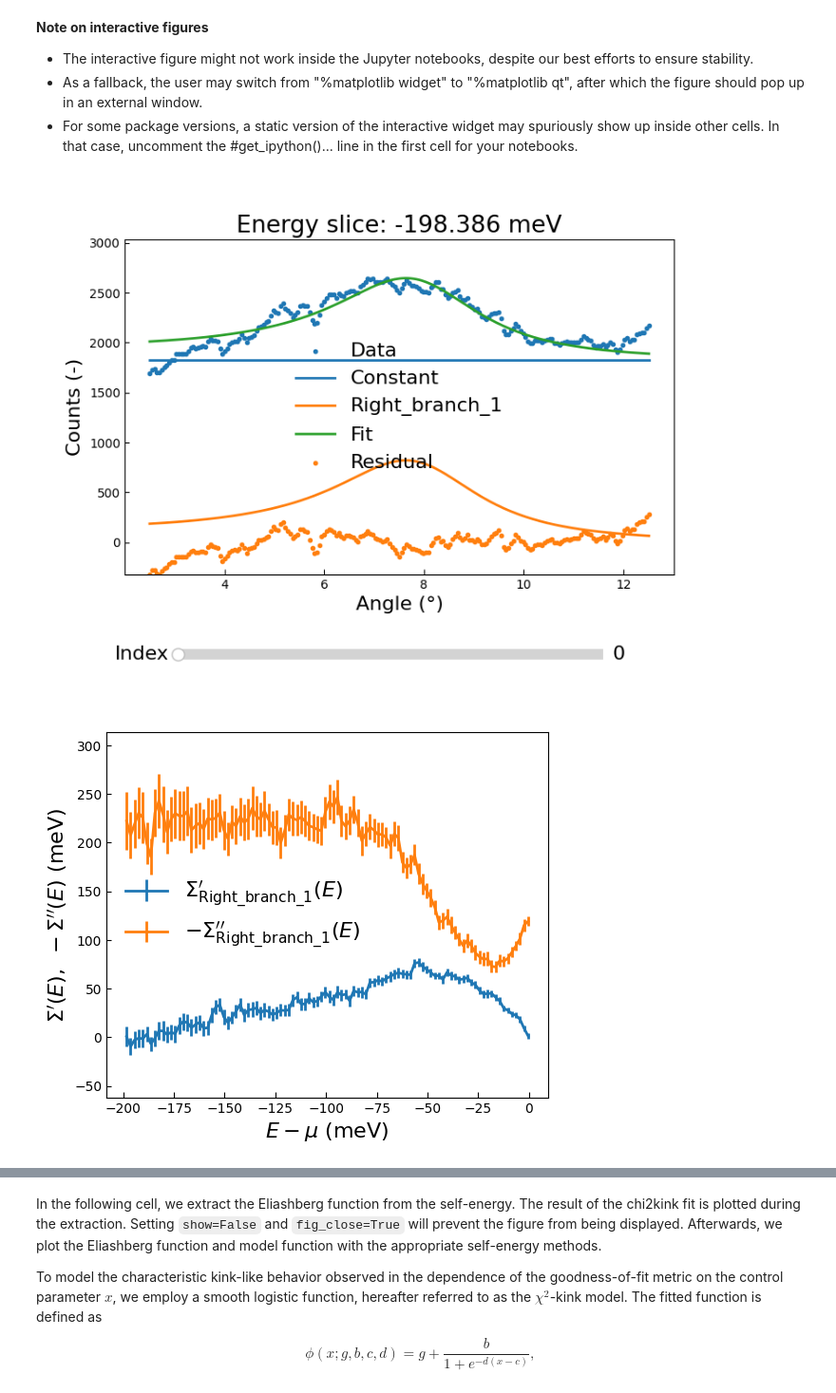
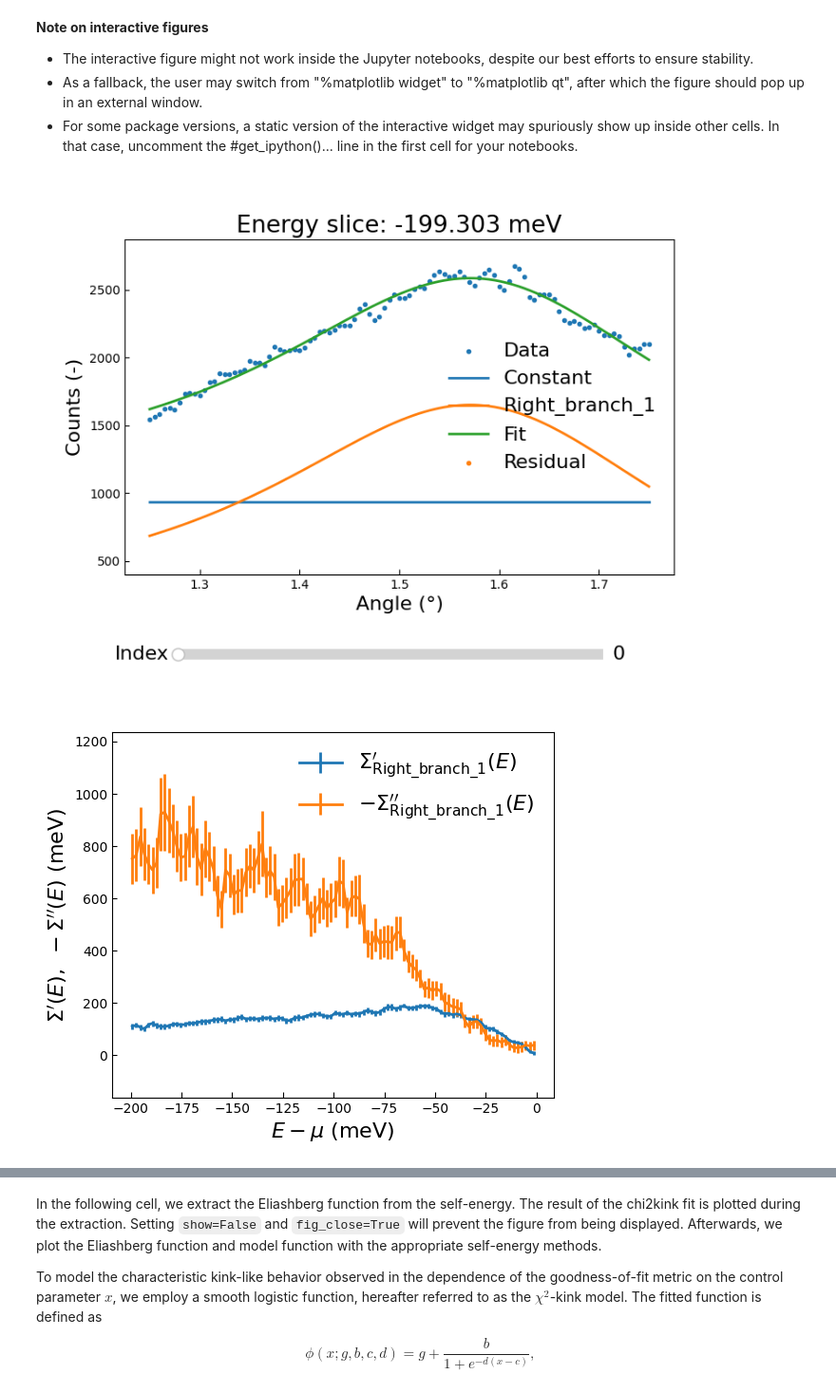
Before and after one commit to masaharutennis/xARPES, a Jupyter notebook: doc/notebooks/varification_csro.ipynb, the cells around one changed output, grey strips where cells are left out. Shown at 95% size. Saved outputs shown, nothing was run; the diff lists cells and outputs as text; code cells hidden in the pictures.

Commit message:
use fixed csro data

```diff
--- a/doc/notebooks/varification_csro.ipynb
+++ b/doc/notebooks/varification_csro.ipynb
@@ -21,7 +21,7 @@ xarpes.plot_settings('default')
 script_dir = xarpes.set_script_dir()
 
 dfld = 'data_sets'           # Folder containing the data
-flnm = 'csro_xarpes_demo' # Name of the file
+flnm = 'csro_fixed' # Name of the file
 extn = '.ibw'         # Extension of the file
 
 data_file_path = os.path.join(script_dir, dfld, flnm + extn)
@@ -63,8 +61,8 @@ print('The optimised hnu - Phi=' + f'{bmap.hnuminPhi:.4f}' + ' +/- '
 # %%
 %matplotlib inline
 
-angle_min = 2.5
-angle_max = 12.5
+angle_min = 1.25
+angle_max = 1.75
 
 energy_range = [-0.20, 0.0001]
 energy_value = -0.10
@@ -74,8 +72,8 @@ k_0 = 0
 mdcs = xarpes.MDCs(*bmap.mdc_set(angle_min, angle_max, energy_range=energy_range))
 
 guess_dists = xarpes.CreateDistributions([
-xarpes.Constant(offset=900),
-xarpes.SpectralQuadratic(amplitude=20, peak=7.5, broadening=0.009,
+xarpes.Constant(offset=850),
+xarpes.SpectralQuadratic(amplitude=0.2, peak=1.55, broadening=0.00009,
             center_wavevector=k_0, name='Right_branch', index='1')
 ])
 
@@ -96,20 +94,20 @@ fig = plt.figure(figsize=(8, 6)); ax = fig.gca()
 
 fig = mdcs.fit_selection(distributions=guess_dists, ax=ax)
 # %% [output]
-[figure, old version]
+[figure, new version]
 # %%
 %matplotlib inline
 
 fig = plt.figure(figsize=(6, 5)); ax = fig.gca()
 
 self_energy = xarpes.SelfEnergy(*mdcs.expose_parameters(select_label='Right_branch_1',
-                                bare_mass=-2, fermi_wavevector=0.37, side='right'))
+                                bare_mass=-0.01557611009, fermi_wavevector=0.09500534275, side='right'))
 
 fig = self_energy.plot_both(ax=ax, scale='meV')
 
 plt.show()
 # %% [output]
-[figure, old version]
+[figure, new version]
 # %%
 %matplotlib inline
 
```
Also changed, not shown: parts of 11 cells of this notebook, 4 other files.
